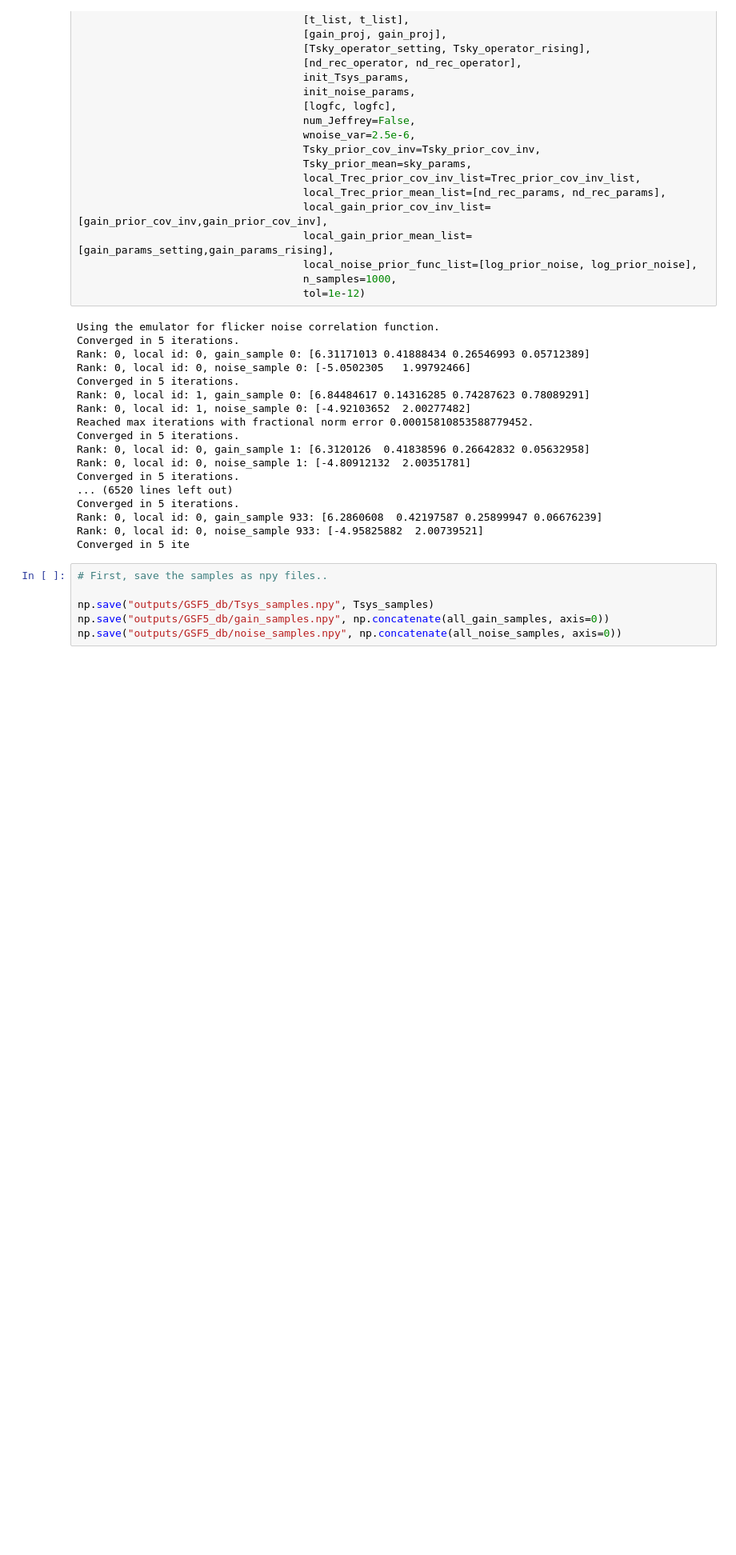
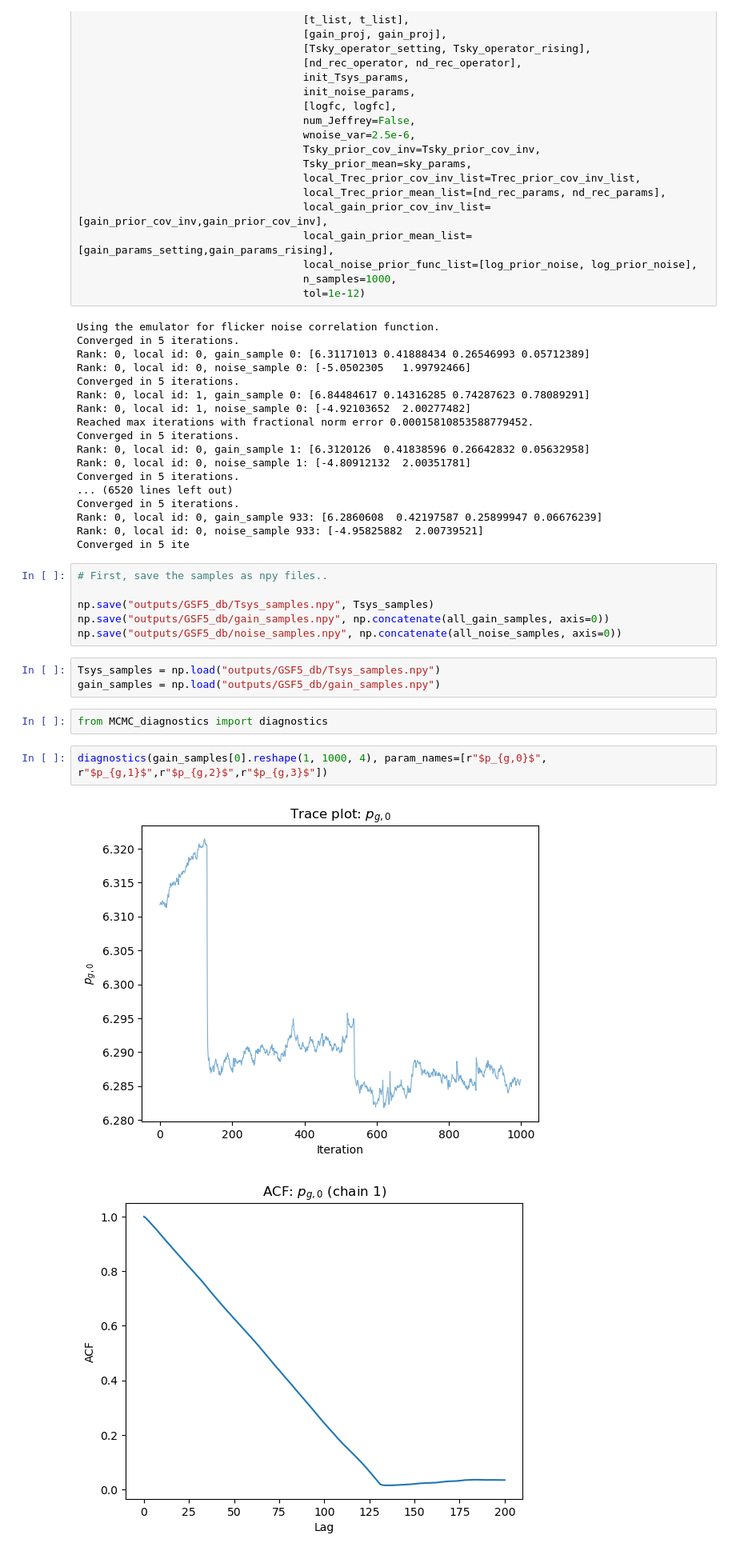
Before and after one commit to zzhang0123/hydra-tod, a Jupyter notebook: notebooks/workflow_TODs_GSF5.ipynb, the cells around one changed output. Shown: that part at 80% size. Saved outputs shown, nothing was run; the diff lists cells and outputs as text; blank space fills up the shorter version.

```diff
--- a/notebooks/workflow_TODs_GSF5.ipynb
+++ b/notebooks/workflow_TODs_GSF5.ipynb
@@ -137,3 +137,13 @@ Converged in 5 ite
 np.save("outputs/GSF5_db/Tsys_samples.npy", Tsys_samples)
 np.save("outputs/GSF5_db/gain_samples.npy", np.concatenate(all_gain_samples, axis=0))
 np.save("outputs/GSF5_db/noise_samples.npy", np.concatenate(all_noise_samples, axis=0))
+# %%
+Tsys_samples = np.load("outputs/GSF5_db/Tsys_samples.npy")
+gain_samples = np.load("outputs/GSF5_db/gain_samples.npy")
+# %%
+from MCMC_diagnostics import diagnostics
+# %%
+diagnostics(gain_samples[0].reshape(1, 1000, 4), param_names=[r"$p_{g,0}$", r"$p_{g,1}$",r"$p_{g,2}$",r"$p_{g,3}$"])
+# %% [output]
+[figure, added]
+[figure, added]
```
Also changed, not shown: parts of 2 cells of this notebook, 7 other files.
